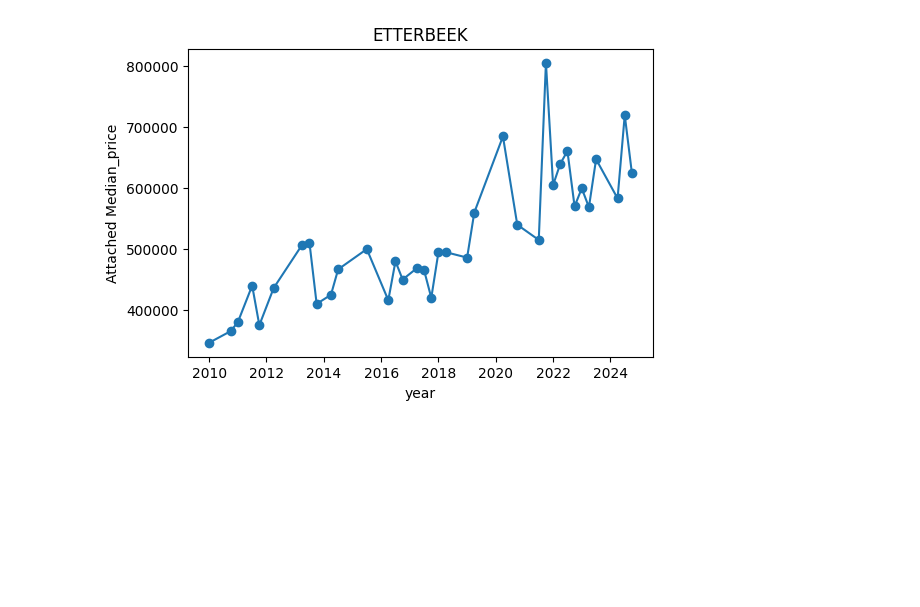
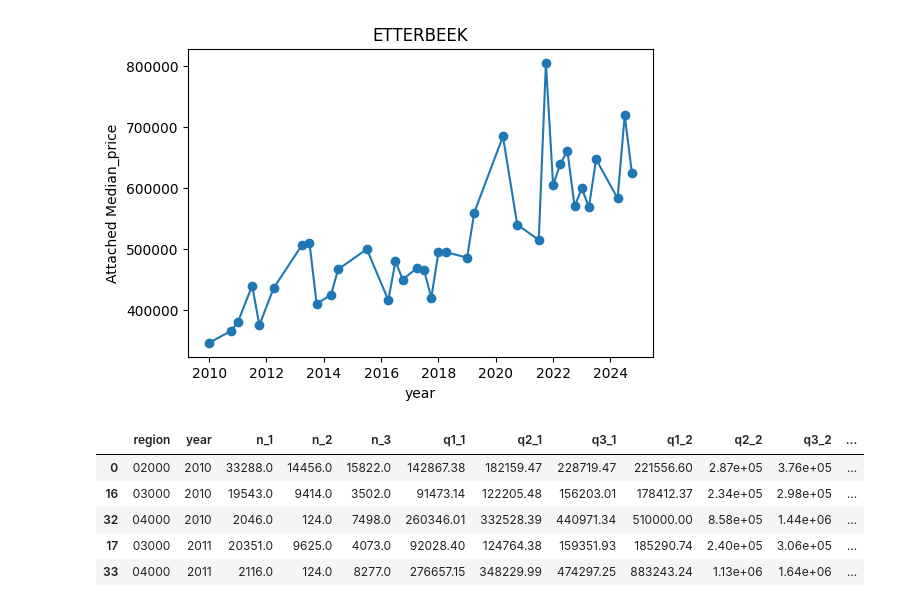
Before and after one commit to DSP-Tan/belgian_real_estate, a Jupyter notebook: visualisation.ipynb, the cells around one changed output. Cells and saved outputs as stored; diff of their text form; code cells hidden in the pictures; blank space fills up the shorter version.

```diff
--- a/visualisation.ipynb
+++ b/visualisation.ipynb
@@ -18,5 +13,34 @@ from sklearn.impute import SimpleImputer
 pd.set_option('display.max_colwidth', 200)
 pd.set_option("display.precision", 2)
+# %%
+def weighted_avg(series, weights):
+    mask = ~series.isna()
+    series_valid = series[mask]
+    weights_valid = weights[mask]
+
+    wsum = weights_valid.sum()
+    if wsum == 0 or np.isnan(wsum):
+        return np.nan
+    return (series_valid * weights_valid).sum() / wsum
+
+def make_weighted(col, n_col):
+    return lambda g: weighted_avg(g[col], g[n_col])
+
+def weighted_agg(group):
+    return pd.Series({
+        "n_1": group["n_1"].sum(),
+        "n_2": group["n_2"].sum(),
+        "n_3": group["n_3"].sum(),
+        "q1_1": weighted_avg(group["q1_1"], group["n_1"]),
+        "q2_1": weighted_avg(group["q2_1"], group["n_1"]),
+        "q3_1": weighted_avg(group["q3_1"], group["n_1"]),
+        "q1_2": weighted_avg(group["q1_2"], group["n_2"]),
+        "q2_2": weighted_avg(group["q2_2"], group["n_2"]),
+        "q3_2": weighted_avg(group["q3_2"], group["n_2"]),
+        "q1_3": weighted_avg(group["q1_3"], group["n_3"]),
+        "q2_3": weighted_avg(group["q2_3"], group["n_3"]),
+        "q3_3": weighted_avg(group["q3_3"], group["n_3"]),
+    })
 # %%
 excell_file = "FR_immo_statbel_trimestre_par_commune.xlsx"
 sheet       = "Par commune"
@@ -57,2 +81,19 @@ plot_agg_vs_time(df, "q2_1", "fart", "ETTERBEEK", ax)
 # %% [output]
 [figure]
+# %%
+cols_to_group = [ "n_1","q1_1","q2_1", "q3_1", "n_2", "q1_2", "q2_2", "q3_2", "n_3", "q1_3", "q2_3", "q3_3"]
+regions = (
+    df
+    .groupby(["region","year"],group_keys=False)[cols_to_group]
+    .apply(weighted_agg)
+    .reset_index()
+    .sort_values(by="year")
+)
+regions.head()
+# %% [output]
+|  | region | year | n_1 | n_2 | n_3 | q1_1 | q2_1 | q3_1 | q1_2 | q2_2 | q3_2 | ... |
+| 0 | 02000 | 2010 | 33288.0 | 14456.0 | 15822.0 | 142867.38 | 182159.47 | 228719.47 | 221556.60 | 2.87e+05 | 3.76e+05 | ... |
+| 16 | 03000 | 2010 | 19543.0 | 9414.0 | 3502.0 | 91473.14 | 122205.48 | 156203.01 | 178412.37 | 2.34e+05 | 2.98e+05 | ... |
+| 32 | 04000 | 2010 | 2046.0 | 124.0 | 7498.0 | 260346.01 | 332528.39 | 440971.34 | 510000.00 | 8.58e+05 | 1.44e+06 | ... |
+| 17 | 03000 | 2011 | 20351.0 | 9625.0 | 4073.0 | 92028.40 | 124764.38 | 159351.93 | 185290.74 | 2.40e+05 | 3.06e+05 | ... |
+| 33 | 04000 | 2011 | 2116.0 | 124.0 | 8277.0 | 276657.15 | 348229.99 | 474297.25 | 883243.24 | 1.13e+06 | 1.64e+06 | ... |
```
Also changed, not shown: parts of 5 cells of this notebook.
